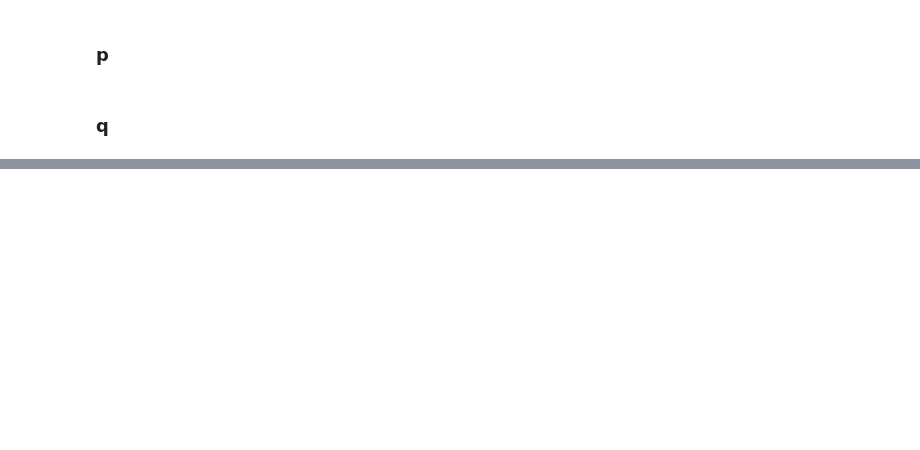
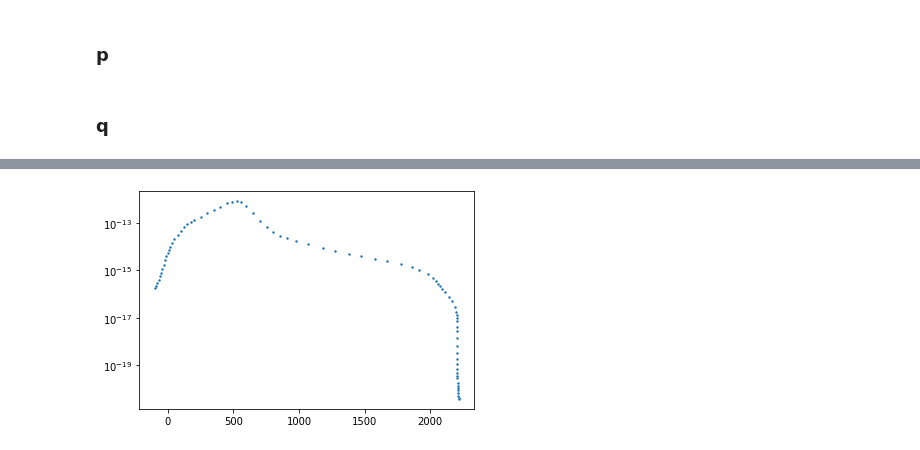
Before and after one commit to cl3425/uf-class-repo, a Jupyter notebook: radiative-processes/final-project/radiative_final.ipynb, the cells around one changed output, grey strips where cells are left out. Cells and saved outputs as stored; diff of their text form; code cells hidden in the pictures; blank space fills up the shorter version.

```diff
--- a/radiative-processes/final-project/radiative_final.ipynb
+++ b/radiative-processes/final-project/radiative_final.ipynb
@@ -530,0 +545,6 @@ def alpha_NaD():
+# %%
+plt.scatter(falc_data.height, alpha_NaD(lam1, flu1, falc_data.temp), s=2)
+plt.yscale('log')
+plt.show()
+# %% [output]
+[figure, added]
```
Also changed, not shown: parts of 15 cells of this notebook.
